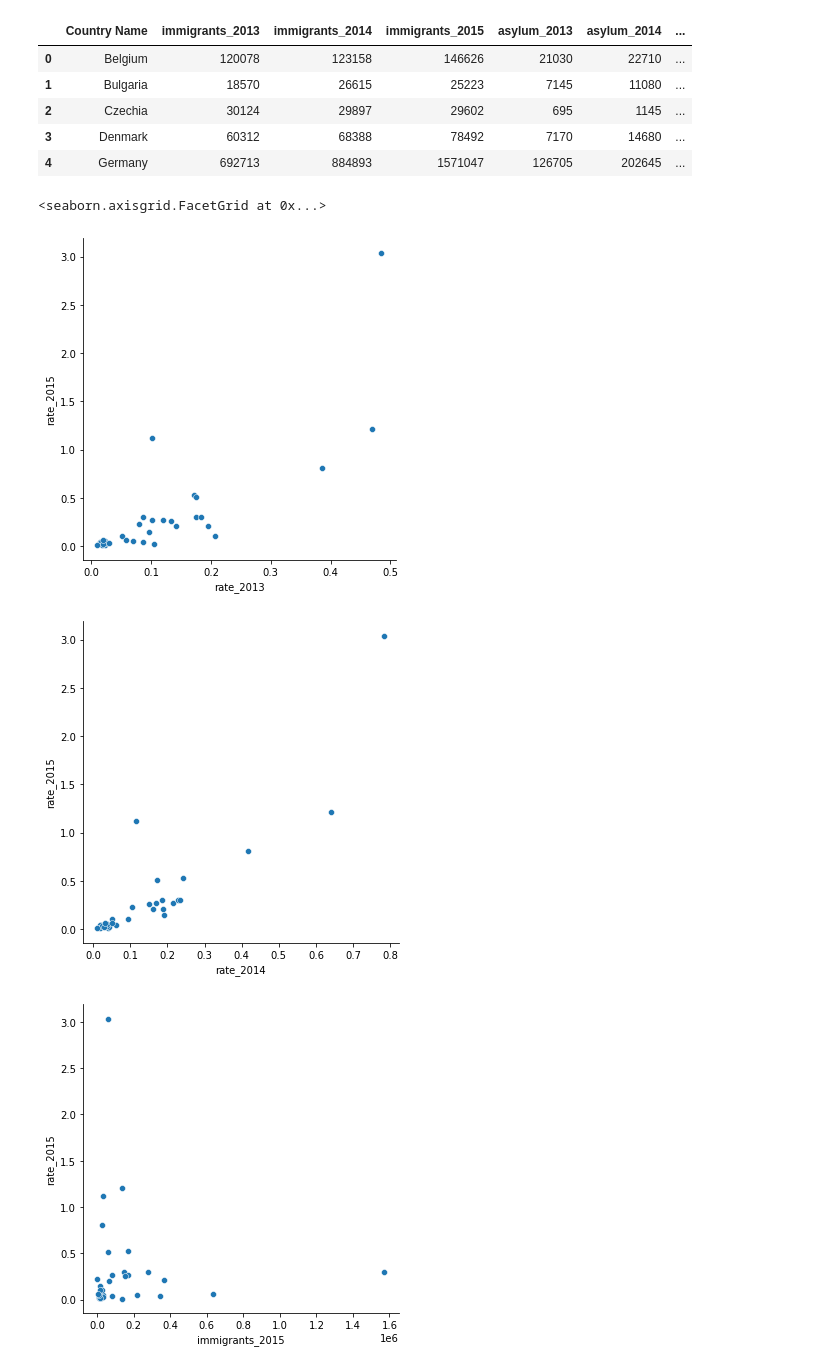
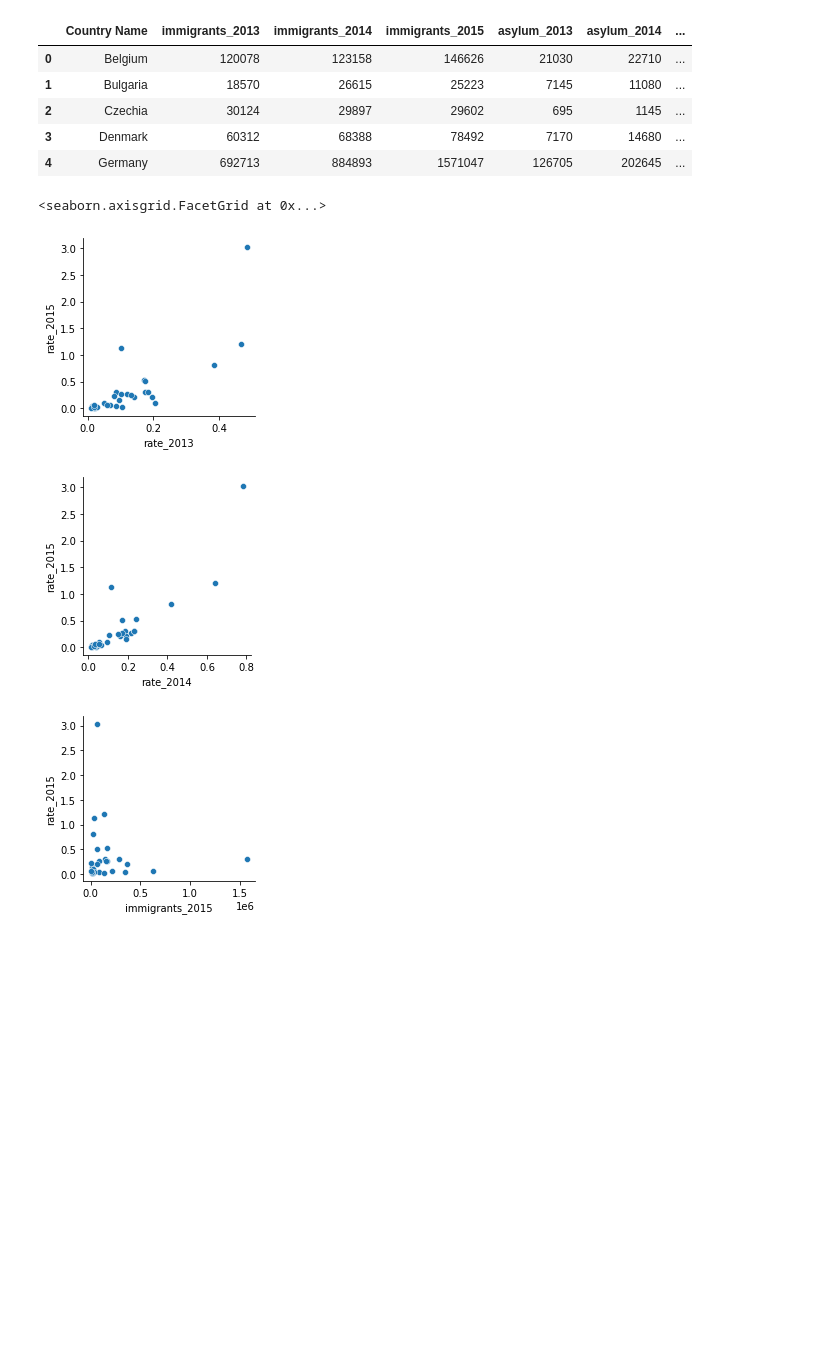
Before and after one commit to silva-nick/cs216-final, a Jupyter notebook: Cleaned Data and Immigration.ipynb, the cells around one changed output. Cells and saved outputs as stored; diff of their text form; code cells hidden in the pictures; blank space fills up the shorter version.

Commit message:
updated and combined data

```diff
--- a/Cleaned Data and Immigration.ipynb
+++ b/Cleaned Data and Immigration.ipynb
@@ -124,7 +124,7 @@ asylum.head()
 | 3 | Denmark | 7170 | 14680 | 20935 |
 | 4 | Germany | 126705 | 202645 | 476510 |
 # %%
-immigration =  pd.read_csv('immigration_raw.csv')
+immigration =  pd.read_csv('./immigration/immigration_raw.csv')
 immigration = immigration.rename(columns={'Year':'Country Name', '2013':'immigrants_2013',
                                           '2014':'immigrants_2014', '2015':'immigrants_2015'})
 immigration_b = immigration[['Country Name', 'immigrants_2013', 'immigrants_2014', 'immigrants_2015']]
@@ -143,11 +143,11 @@ imm_asy.head()
 | 3 | Denmark | 60312 | 68388 | 78492 | 7170 | 14680 | ... |
 | 4 | Germany | 692713 | 884893 | 1571047 | 126705 | 202645 | ... |
 # %%
-sns.relplot(x='rate_2013', y='rate_2015', data=imm_asy)
-sns.relplot(x='rate_2014', y='rate_2015', data=imm_asy)
-sns.relplot(x='immigrants_2015', y='rate_2015', data=imm_asy)
+sns.relplot(x='rate_2013', y='rate_2015', data=imm_asy,height=3)
+sns.relplot(x='rate_2014', y='rate_2015', data=imm_asy,height=3)
+sns.relplot(x='immigrants_2015', y='rate_2015', data=imm_asy,height=3)
 # %% [output]
 <seaborn.axisgrid.FacetGrid at 0x...>
-[figure, old version]
+[figure, new version]
-[figure, old version]
+[figure, new version]
-[figure, old version]
+[figure, new version]
```
Also changed, not shown: parts of 2 cells of this notebook, 1 other file.
